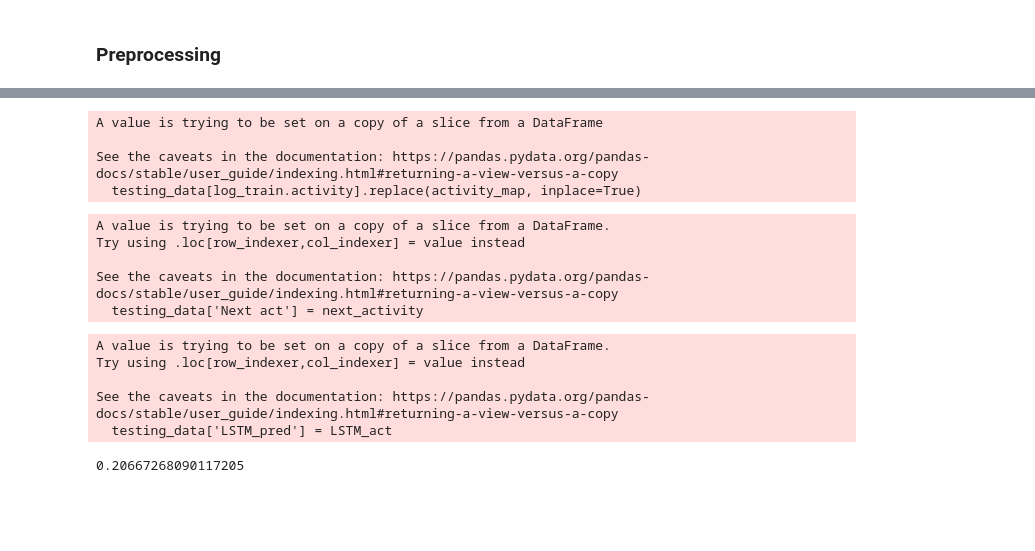
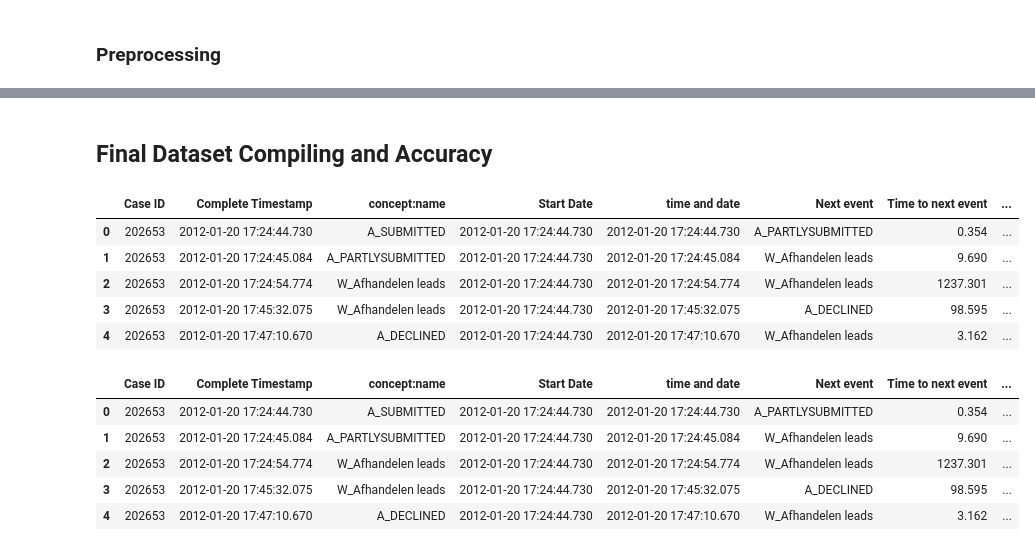
Before and after one commit to TristanDeenen/Process-Mining, a Jupyter notebook: Deliv_Notebook.ipynb, the cells around one changed output, grey strips where cells are left out. Drawn from its saved outputs; the diff is of its cells as text; code cells hidden in the pictures; blank space fills up the shorter version.

```diff
--- a/Deliv_Notebook.ipynb
+++ b/Deliv_Notebook.ipynb
@@ -436,23 +301,0 @@ print(test_sum)
-# %%
-train_sum2 = 0
-test_sum2 = 0
-
-for i in range(1):
-
-    y2 = train_df['Time to next event']
-    X2 = train_df[['current state']].astype(int)
-    clf2 = tree.DecisionTreeClassifier(splitter='best', criterion='entropy')
-    clf2 = clf2.fit(X2, y2)
-
-    train_df['tree time prediction'] = clf2.predict(train_df[['current state']])
-    test_df['tree time prediction'] = clf2.predict(test_df[['current state']])
-
-    correct_event = 0
-    total = 0
-    for index, row in test_df.iterrows():
-        total += 1
-        correct_event += abs(row['Time to next event'] - row['tree time prediction'])
-
-    test_sum2 += correct_event / total / 86400
-
-test_sum2
@@ -715,19 +508,11 @@ testing_data = log_train.data
-# %%
-testing_data[log_train.activity].replace(activity_map, inplace=True)
-# %% [output]
-A value is trying to be set on a copy of a slice from a DataFrame
-
-See the caveats in the documentation: https://pandas.pydata.org/pandas-docs/stable/user_guide/indexing.html#returning-a-view-versus-a-copy
-  testing_data[log_train.activity].replace(activity_map, inplace=True)
-# %%
-actual_activity = list(testing_data[log_train.activity])
-next_activity = actual_activity[1:]
-next_activity.append('-')
-testing_data['Next act'] = next_activity
-testing_data.loc[testing_data[log_train.activity] == "End", "Next act"] = "-"
-# %% [output]
-A value is trying to be set on a copy of a slice from a DataFrame.
-Try using .loc[row_indexer,col_indexer] = value instead
-
-See the caveats in the documentation: https://pandas.pydata.org/pandas-docs/stable/user_guide/indexing.html#returning-a-view-versus-a-copy
-  testing_data['Next act'] = next_activity
+# %% [markdown]
+## Final Dataset Compiling and Accuracy
+# %%
+test_df.head()
+# %% [output]
+|  | Case ID | Complete Timestamp | concept:name | Start Date | time and date | Next event | Time to next event | ... |
+| 0 | 202653 | 2012-01-20 17:24:44.730 | A_SUBMITTED | 2012-01-20 17:24:44.730 | 2012-01-20 17:24:44.730 | A_PARTLYSUBMITTED | 0.354 | ... |
+| 1 | 202653 | 2012-01-20 17:24:45.084 | A_PARTLYSUBMITTED | 2012-01-20 17:24:44.730 | 2012-01-20 17:24:45.084 | W_Afhandelen leads | 9.690 | ... |
+| 2 | 202653 | 2012-01-20 17:24:54.774 | W_Afhandelen leads | 2012-01-20 17:24:44.730 | 2012-01-20 17:24:54.774 | W_Afhandelen leads | 1237.301 | ... |
+| 3 | 202653 | 2012-01-20 17:45:32.075 | W_Afhandelen leads | 2012-01-20 17:24:44.730 | 2012-01-20 17:45:32.075 | A_DECLINED | 98.595 | ... |
+| 4 | 202653 | 2012-01-20 17:47:10.670 | A_DECLINED | 2012-01-20 17:24:44.730 | 2012-01-20 17:47:10.670 | W_Afhandelen leads | 3.162 | ... |
@@ -735,15 +524,5 @@ See the caveats in the documentation: https://pandas.pydata.org/pandas-docs/stab
 LSTM_act = [activity_map[act] for act in pred_act]
 LSTM_act = LSTM_act[1:]
 LSTM_act.append('-')
-testing_data['LSTM_pred'] = LSTM_act
-testing_data.loc[testing_data[log_test.activity] == "End", "LSTM_pred"] = "-"
+test_df['LSTM event prediction'] = LSTM_act
+test_df.loc[test_df[log_test.activity] == "End", "LSTM event prediction"] = "-"
-# %% [output]
-A value is trying to be set on a copy of a slice from a DataFrame.
-Try using .loc[row_indexer,col_indexer] = value instead
-
-See the caveats in the documentation: https://pandas.pydata.org/pandas-docs/stable/user_guide/indexing.html#returning-a-view-versus-a-copy
-  testing_data['LSTM_pred'] = LSTM_act
-# %%
-balanced_accuracy_score(testing_data['Next act'], testing_data['LSTM_pred'], adjusted=True)
-# %% [output]
-0.20667268090117205
@@ -749,0 +547,9 @@ balanced_accuracy_score(testing_data['Next act'], testing_data['LSTM_pred'], adj
+# %%
+test_df.head()
+# %% [output]
+|  | Case ID | Complete Timestamp | concept:name | Start Date | time and date | Next event | Time to next event | ... |
+| 0 | 202653 | 2012-01-20 17:24:44.730 | A_SUBMITTED | 2012-01-20 17:24:44.730 | 2012-01-20 17:24:44.730 | A_PARTLYSUBMITTED | 0.354 | ... |
+| 1 | 202653 | 2012-01-20 17:24:45.084 | A_PARTLYSUBMITTED | 2012-01-20 17:24:44.730 | 2012-01-20 17:24:45.084 | W_Afhandelen leads | 9.690 | ... |
+| 2 | 202653 | 2012-01-20 17:24:54.774 | W_Afhandelen leads | 2012-01-20 17:24:44.730 | 2012-01-20 17:24:54.774 | W_Afhandelen leads | 1237.301 | ... |
+| 3 | 202653 | 2012-01-20 17:45:32.075 | W_Afhandelen leads | 2012-01-20 17:24:44.730 | 2012-01-20 17:45:32.075 | A_DECLINED | 98.595 | ... |
+| 4 | 202653 | 2012-01-20 17:47:10.670 | A_DECLINED | 2012-01-20 17:24:44.730 | 2012-01-20 17:47:10.670 | W_Afhandelen leads | 3.162 | ... |
```
Also changed, not shown: parts of 40 cells of this notebook.
